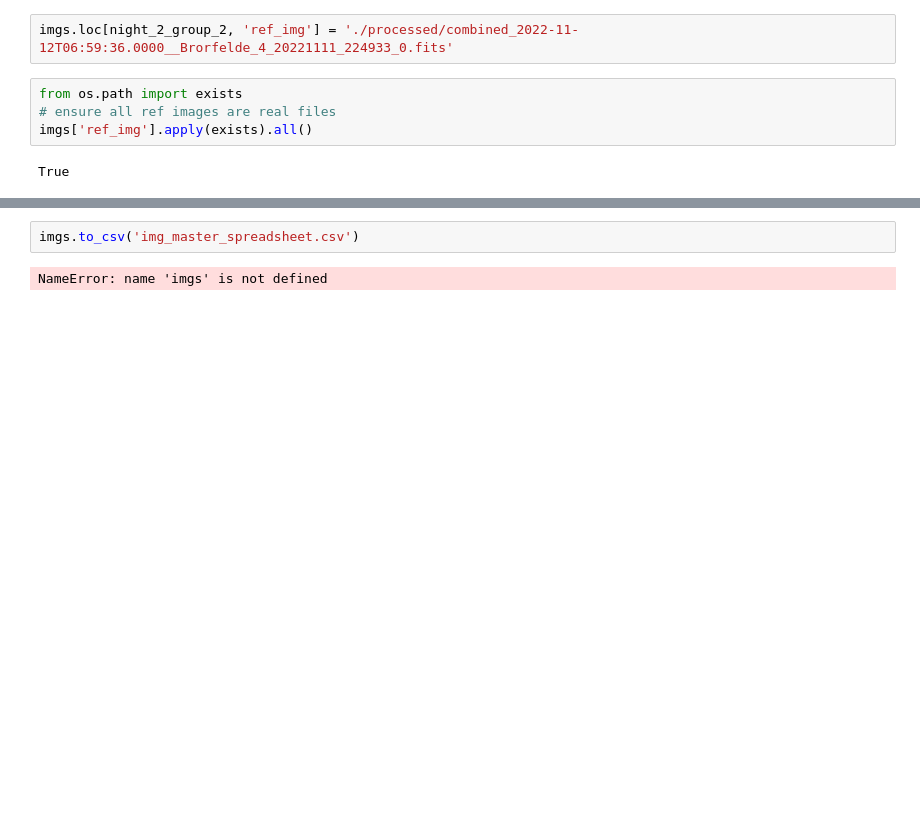
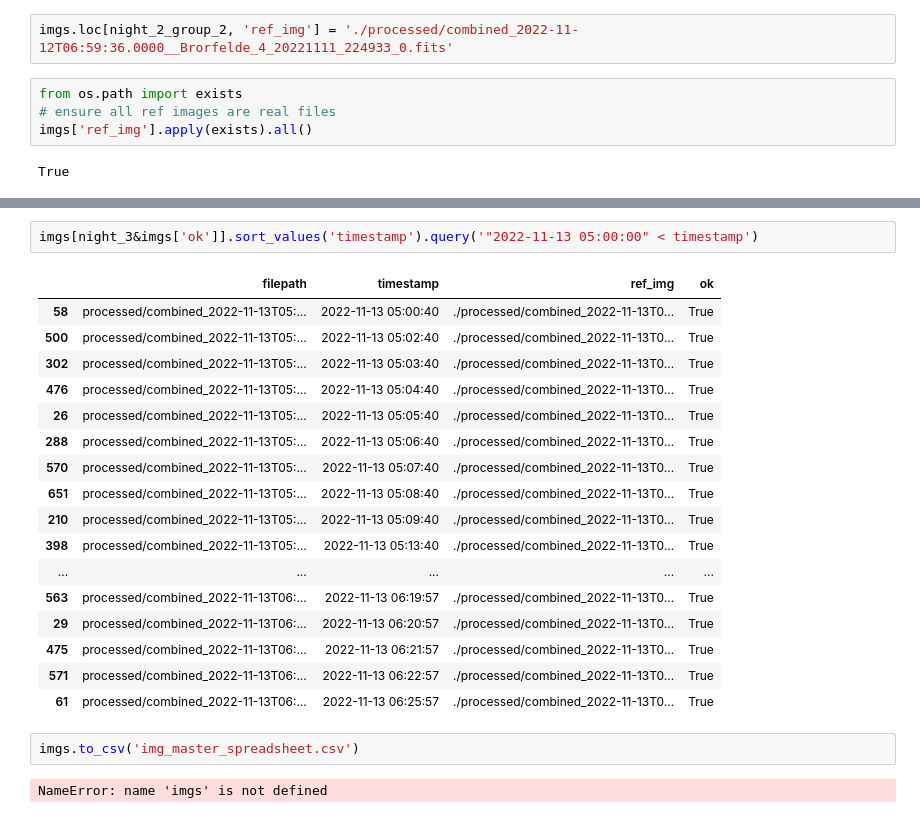
Before and after one commit to mkzeender/astrophysics-brorfelde, a Jupyter notebook: project.ipynb, the cells around one changed output, grey strips where cells are left out. Cells and saved outputs as stored; diff of their text form; blank space fills up the shorter version.

```diff
--- a/project.ipynb
+++ b/project.ipynb
@@ -214,3 +214,23 @@ sum(imgs[night_3]['ok']) / imgs[night_3].shape[0]
+# %%
+imgs[night_3&imgs['ok']].sort_values('timestamp').query('"2022-11-13 05:00:00" < timestamp')
+# %% [output]
+|  | filepath | timestamp | ref_img | ok |
+| 58 | processed/combined_2022-11-13T05:... | 2022-11-13 05:00:40 | ./processed/combined_2022-11-13T0... | True |
+| 500 | processed/combined_2022-11-13T05:... | 2022-11-13 05:02:40 | ./processed/combined_2022-11-13T0... | True |
+| 302 | processed/combined_2022-11-13T05:... | 2022-11-13 05:03:40 | ./processed/combined_2022-11-13T0... | True |
+| 476 | processed/combined_2022-11-13T05:... | 2022-11-13 05:04:40 | ./processed/combined_2022-11-13T0... | True |
+| 26 | processed/combined_2022-11-13T05:... | 2022-11-13 05:05:40 | ./processed/combined_2022-11-13T0... | True |
+| 288 | processed/combined_2022-11-13T05:... | 2022-11-13 05:06:40 | ./processed/combined_2022-11-13T0... | True |
+| 570 | processed/combined_2022-11-13T05:... | 2022-11-13 05:07:40 | ./processed/combined_2022-11-13T0... | True |
+| 651 | processed/combined_2022-11-13T05:... | 2022-11-13 05:08:40 | ./processed/combined_2022-11-13T0... | True |
+| 210 | processed/combined_2022-11-13T05:... | 2022-11-13 05:09:40 | ./processed/combined_2022-11-13T0... | True |
+| 398 | processed/combined_2022-11-13T05:... | 2022-11-13 05:13:40 | ./processed/combined_2022-11-13T0... | True |
+| ... | ... | ... | ... | ... |
+| 563 | processed/combined_2022-11-13T06:... | 2022-11-13 06:19:57 | ./processed/combined_2022-11-13T0... | True |
+| 29 | processed/combined_2022-11-13T06:... | 2022-11-13 06:20:57 | ./processed/combined_2022-11-13T0... | True |
+| 475 | processed/combined_2022-11-13T06:... | 2022-11-13 06:21:57 | ./processed/combined_2022-11-13T0... | True |
+| 571 | processed/combined_2022-11-13T06:... | 2022-11-13 06:22:57 | ./processed/combined_2022-11-13T0... | True |
+| 61 | processed/combined_2022-11-13T06:... | 2022-11-13 06:25:57 | ./processed/combined_2022-11-13T0... | True |
 # %%
 imgs.to_csv('img_master_spreadsheet.csv')
 # %% [output]
```
Also changed, not shown: parts of 3 cells of this notebook, 3 other files.
